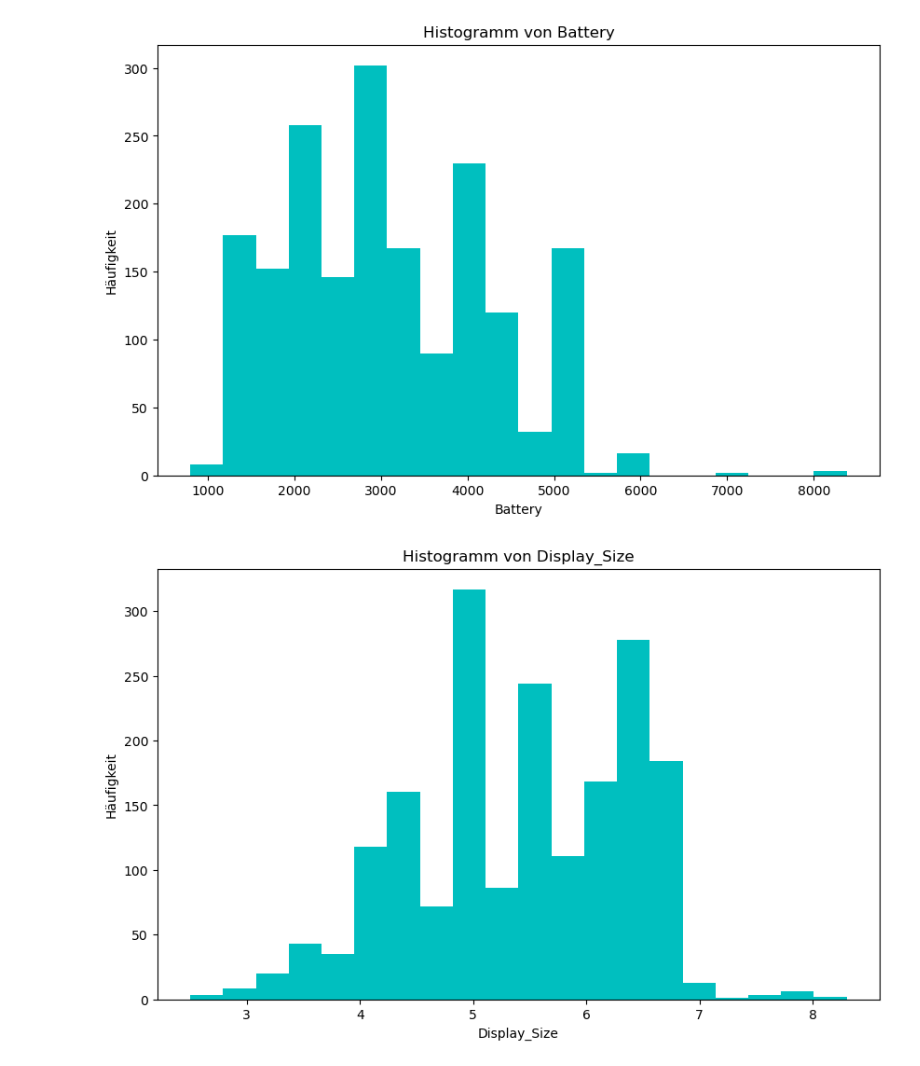
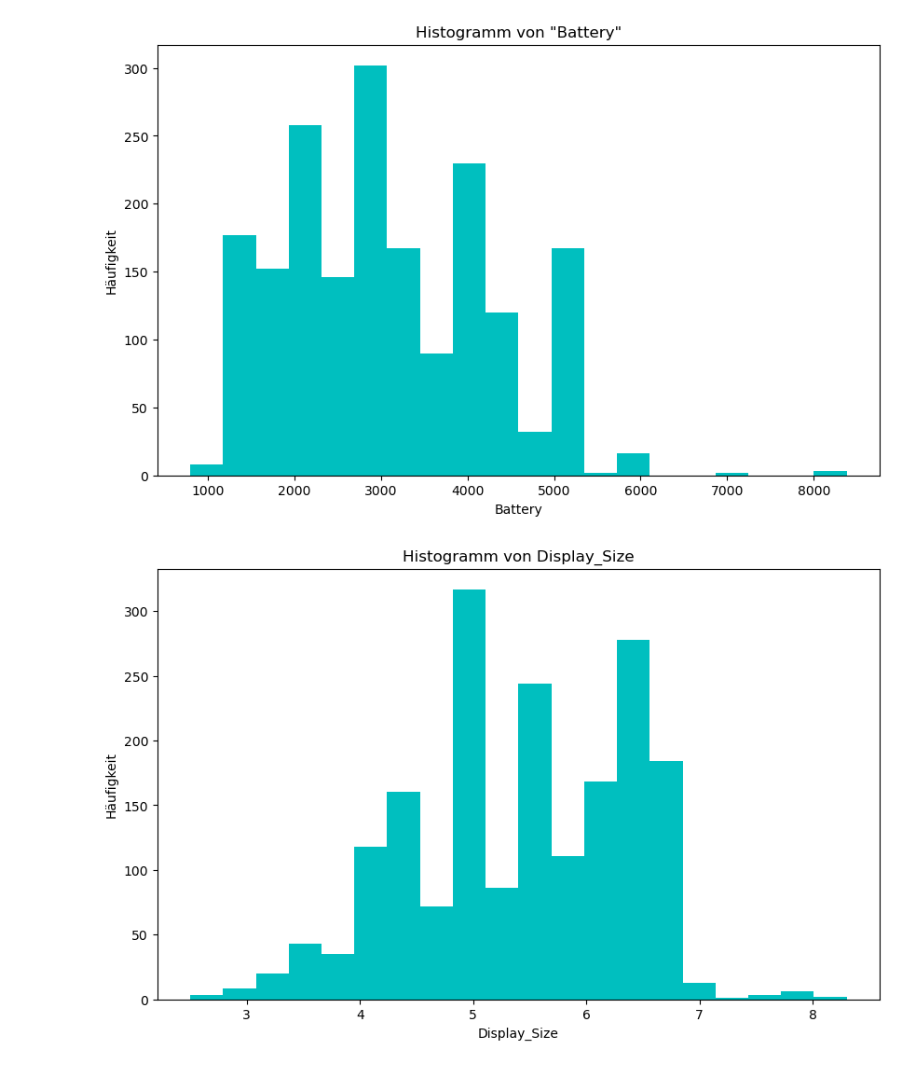
Before and after one commit to KarimaElSharkawyy/KI_Semesteraufgabe, a Jupyter notebook: KI_Semesteraufgabe/KI_Semesteraufgabe.ipynb, the cells around one changed output. Cells and saved outputs as stored; diff of their text form; code cells hidden in the pictures.

```diff
--- a/KI_Semesteraufgabe/KI_Semesteraufgabe.ipynb
+++ b/KI_Semesteraufgabe/KI_Semesteraufgabe.ipynb
@@ -1,20 +1,20 @@
 # %%
 import pandas as pd
 import matplotlib.pyplot as plt
 
 # Angenommen, df ist Ihr DataFrame
 df = pd.read_csv("./data_set/smartphones.csv")
 
 
 # Histogramm für Battery
 plt.figure(figsize=(10,6))
 plt.hist(df['Battery'], bins=20, color='c')
-plt.title('Histogramm von Battery')
+plt.title('Histogramm von "Battery"')
 plt.xlabel('Battery')
 plt.ylabel('Häufigkeit')
 plt.show()
 # %% [output]
-[figure, old version]
+[figure, new version]
 # %%
 import pandas as pd
 import matplotlib.pyplot as plt
```
Also changed, not shown: parts of 3 cells of this notebook.
